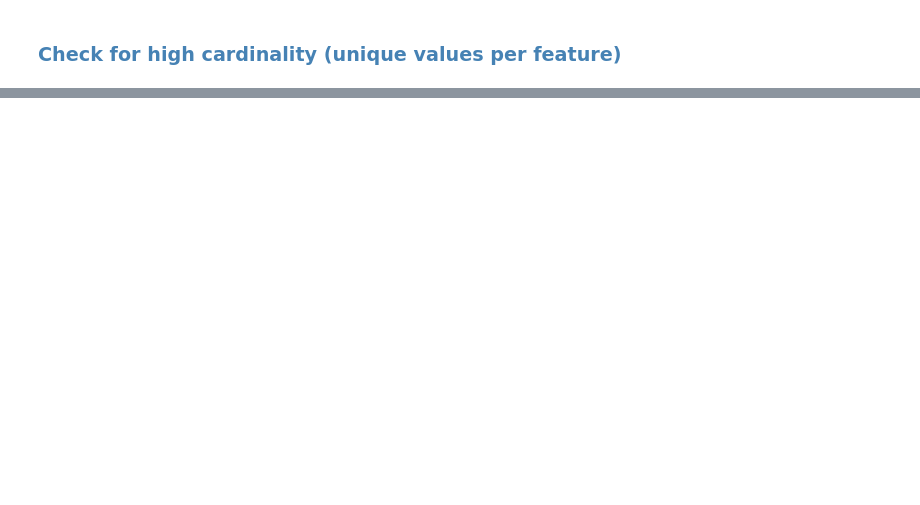
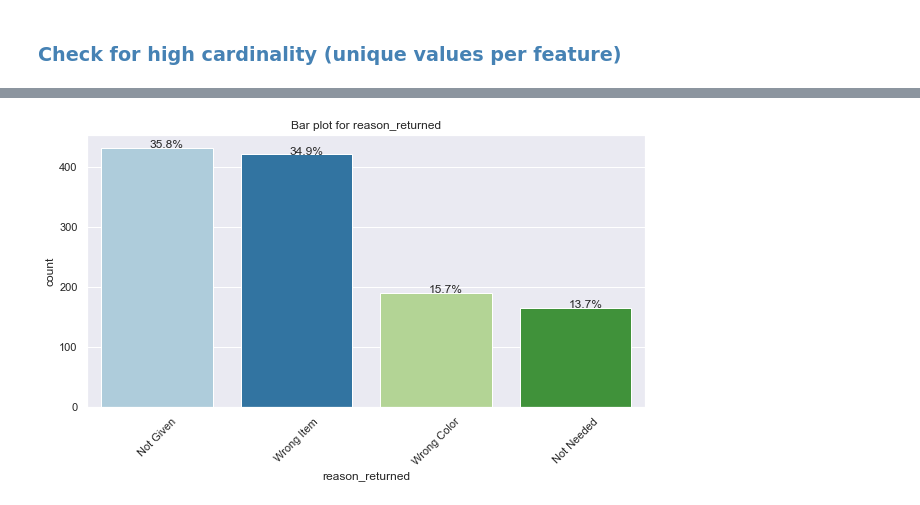
Before and after one commit to stevearchuleta/Superstore_Project_2023, a Jupyter notebook: jupyter_notebooks/Data Cleaning and Preprocessing.ipynb, the cells around one changed output, grey strips where cells are left out. Saved outputs shown, nothing was run; the diff lists cells and outputs as text; code cells hidden in the pictures; blank space fills up the shorter version.

```diff
--- a/jupyter_notebooks/Data Cleaning and Preprocessing.ipynb
+++ b/jupyter_notebooks/Data Cleaning and Preprocessing.ipynb
@@ -537,0 +763,33 @@ returns.describe().round(2)
+# %%
+def categorical_plot(data, feature, perc=True, figsize=(10, 5)):
+    """
+    Bar plot for categorical data
+
+    data: dataframe
+    feature: dataframe column
+    figsize: size of figure (default (10,5))
+    """
+    plt.figure(figsize=figsize)
+
+    # Find the order of categories based on their counts
+    order = data[feature].value_counts().index
+
+    ax = sns.countplot(data=data, x=feature, palette='Paired', order=order)
+    plt.title('Bar plot for ' + feature)
+
+    # Set the rotation of the x-axis labels
+    plt.xticks(rotation=45)
+
+    # Total number of data points
+    total = float(len(data))
+    for p in ax.patches:
+        if perc:
+            label = "{:.1f}%".format(100 * p.get_height() / total)
+        else:
+            label = p.get_height()  # count of each level of the category
+
+        x = p.get_x() + p.get_width() / 2 - 0.05
+        y = p.get_height()
+        ax.annotate(label, (x, y), size = 12)
+
+    plt.show()
@@ -537,0 +803,4 @@ returns.describe().round(2)
+# %%
+categorical_plot(returns, "reason_returned")
+# %% [output]
+[figure, added]
```
Also changed, not shown: parts of 61 cells of this notebook.
